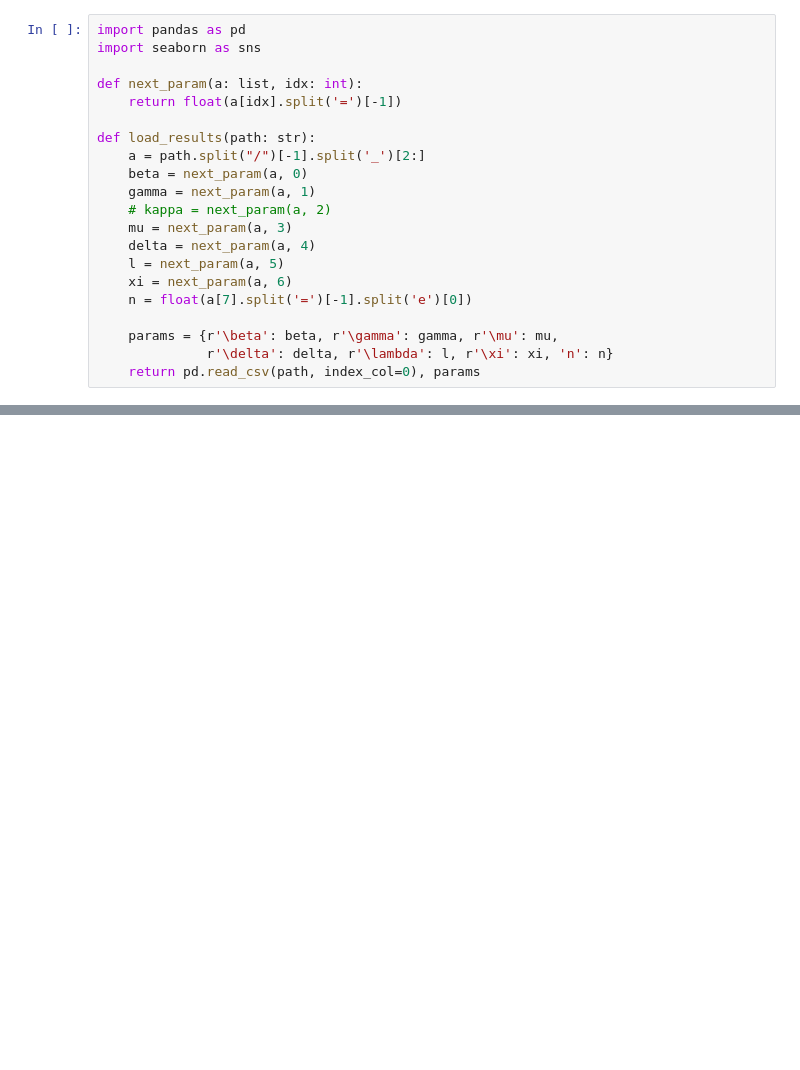
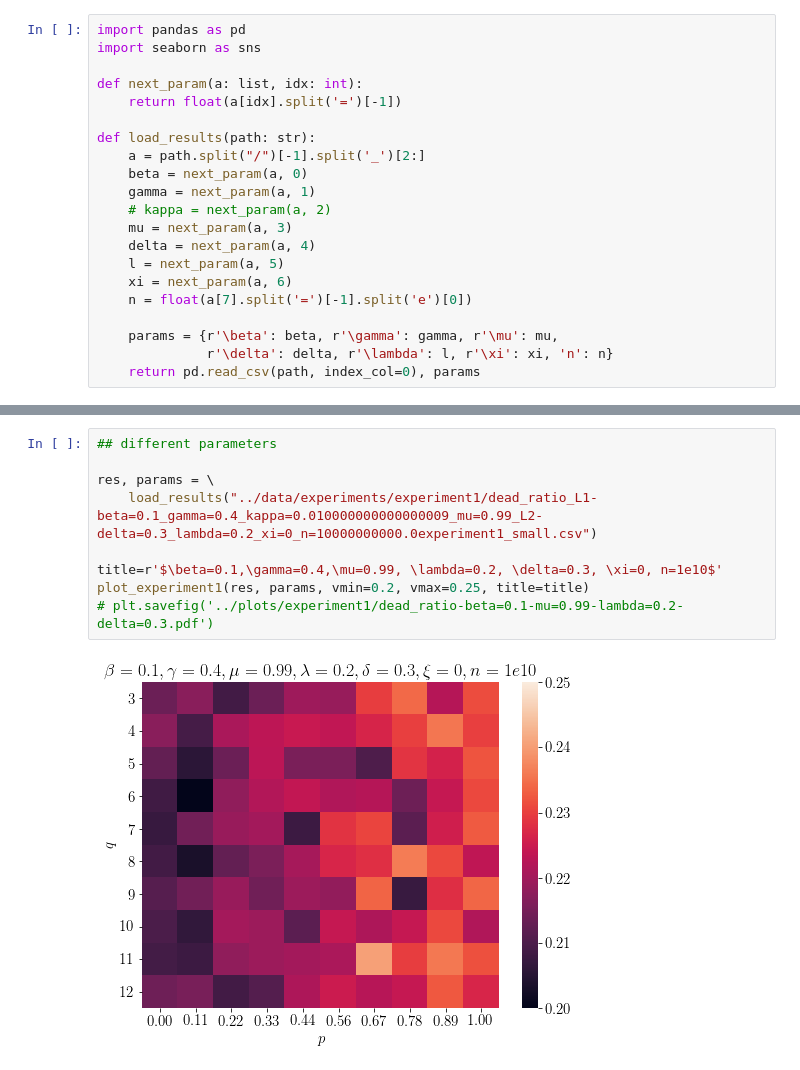
Before and after one commit to robertjankowski/social-media-influence-on-covid-pandemic, a Jupyter notebook: notebooks/experiment_1.ipynb, the cells around one changed output, grey strips where cells are left out. Cells and saved outputs as stored; diff of their text form; blank space fills up the shorter version.

```diff
--- a/notebooks/experiment_1.ipynb
+++ b/notebooks/experiment_1.ipynb
@@ -68,0 +82,11 @@ plot_experiment1(res, params)
+# %%
+## different parameters
+
+res, params = \
+    load_results("../data/experiments/experiment1/dead_ratio_L1-beta=0.1_gamma=0.4_kappa=0.010000000000000009_mu=0.99_L2-delta=0.3_lambda=0.2_xi=0_n=10000000000.0experiment1_small.csv")
+
+title=r'$\beta=0.1,\gamma=0.4,\mu=0.99, \lambda=0.2, \delta=0.3, \xi=0, n=1e10$'
+plot_experiment1(res, params, vmin=0.2, vmax=0.25, title=title)
+# plt.savefig('../plots/experiment1/dead_ratio-beta=0.1-mu=0.99-lambda=0.2-delta=0.3.pdf')
+# %% [output]
+[figure, added]
```
Also changed, not shown: parts of 12 cells of this notebook, 10 other files.
